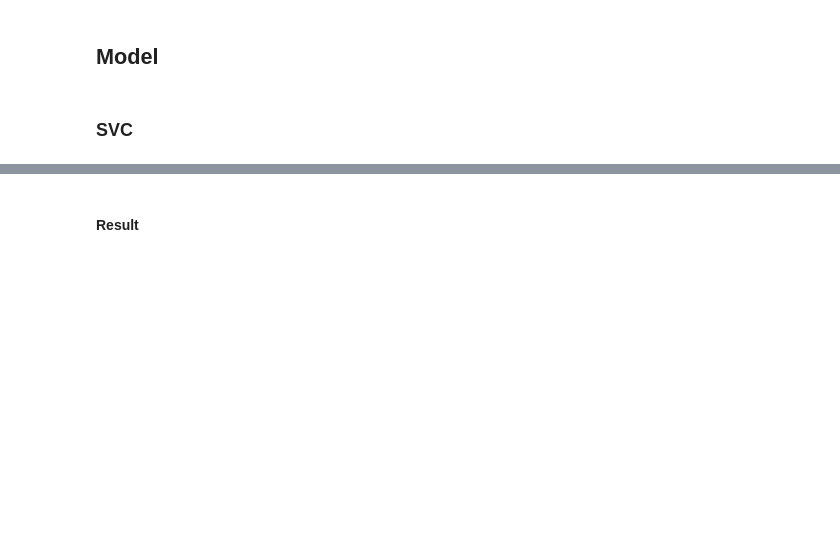
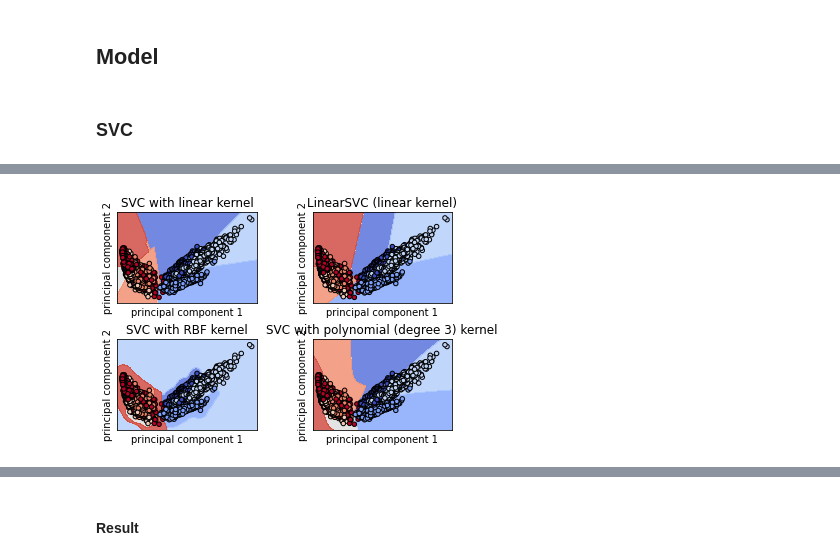
Before and after one commit to JayPBhatia/SUTDML2021Project, a Jupyter notebook: SUTDML2021Project.ipynb, the cells around one changed output, grey strips where cells are left out. Cells and saved outputs as stored; diff of their text form; code cells hidden in the pictures; blank space fills up the shorter version.

```diff
--- a/SUTDML2021Project.ipynb
+++ b/SUTDML2021Project.ipynb
@@ -242,3 +260,79 @@ ax.grid()
+# %%
+from sklearn import svm
+
+def make_meshgrid(x, y, h=0.02):
+    """Create a mesh of points to plot in
+
+    Parameters
+    ----------
+    x: data to base x-axis meshgrid on
+    y: data to base y-axis meshgrid on
+    h: stepsize for meshgrid, optional
+
+    Returns
+    -------
+    xx, yy : ndarray
+    """
+    x_min, x_max = x.min() - 1, x.max() + 1
+    y_min, y_max = y.min() - 1, y.max() + 1
+    xx, yy = np.meshgrid(np.arange(x_min, x_max, h), np.arange(y_min, y_max, h))
+    return xx, yy
+
+
+def plot_contours(ax, clf, xx, yy, **params):
+    """Plot the decision boundaries for a classifier.
+
+    Parameters
+    ----------
+    ax: matplotlib axes object
+    clf: a classifier
+    xx: meshgrid ndarray
+    yy: meshgrid ndarray
+    params: dictionary of params to pass to contourf, optional
+    """
+    Z = clf.predict(np.c_[xx.ravel(), yy.ravel()])
+    Z = Z.reshape(xx.shape)
+    out = ax.contourf(xx, yy, Z, **params)
+    return out
+
+C = 1.0  # SVM regularization parameter
+models = (
+    svm.SVC(kernel="linear", C=C),
+    svm.LinearSVC(C=C, max_iter=10000),
+    svm.SVC(kernel="rbf", gamma=0.7, C=C),
+    svm.SVC(kernel="poly", degree=3, gamma="auto", C=C),
+)
+models = (clf.fit(principalDf, train_Y.values.ravel()) for clf in models)
+
+# title for the plots
+titles = (
+    "SVC with linear kernel",
+    "LinearSVC (linear kernel)",
+    "SVC with RBF kernel",
+    "SVC with polynomial (degree 3) kernel",
+)
+
+# Set-up 2x2 grid for plotting.
+fig, sub = plt.subplots(2, 2)
+plt.subplots_adjust(wspace=0.4, hspace=0.4)
+
+X0, X1 = principalDf.iloc[:, 0], principalDf.iloc[:, 1]
+xx, yy = make_meshgrid(X0, X1)
+
+for clf, title, ax in zip(models, titles, sub.flatten()):
+    plot_contours(ax, clf, xx, yy, cmap=plt.cm.coolwarm, alpha=0.8)
+    ax.scatter(X0, X1, c=train_Y.to_numpy(), cmap=plt.cm.coolwarm, s=20, edgecolors="k")
+    ax.set_xlim(xx.min(), xx.max())
+    ax.set_ylim(yy.min(), yy.max())
+    ax.set_xlabel("principal component 1")
+    ax.set_ylabel("principal component 2")
+    ax.set_xticks(())
+    ax.set_yticks(())
+    ax.set_title(title)
+
+plt.show()
+# %% [output]
+[figure, added]
 # %%
 from sklearn import svm
 from sklearn import metrics
```
Also changed, not shown: parts of 11 cells of this notebook.
